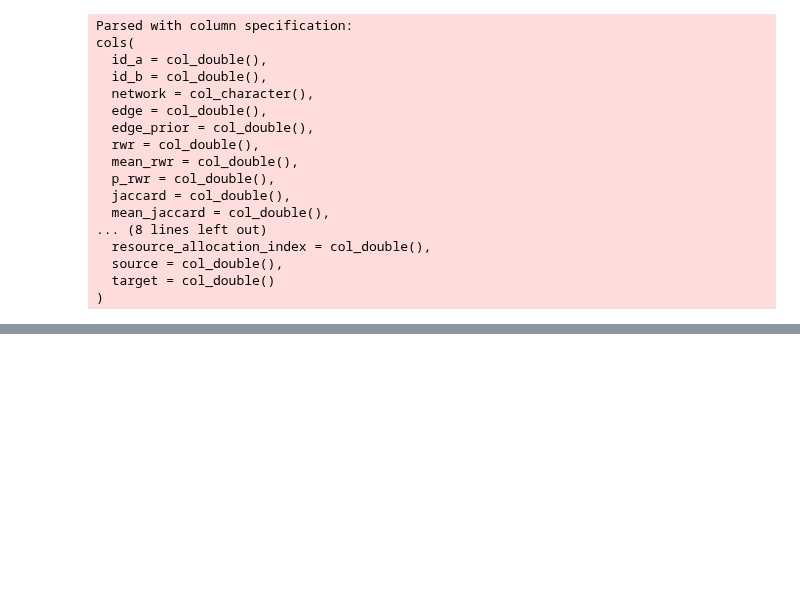
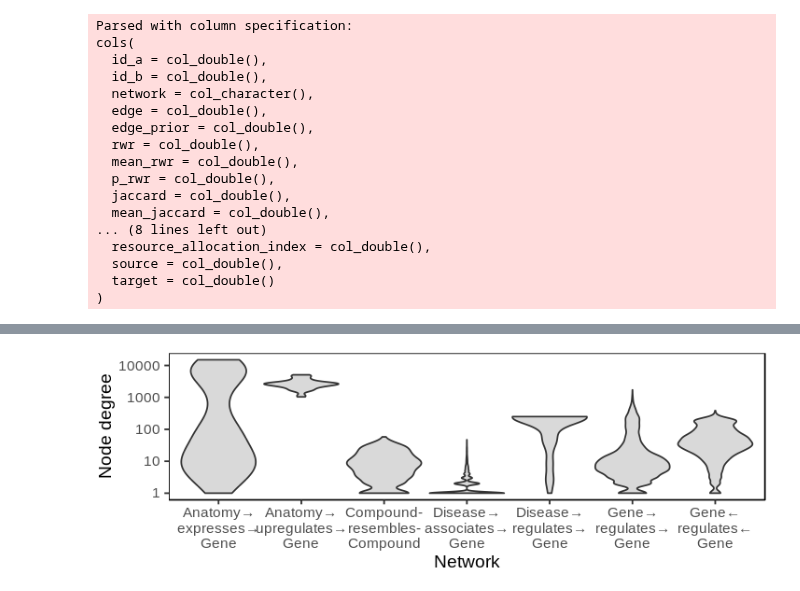
Before and after one commit to greenelab/xswap-analysis, a Jupyter notebook: nb/3.fig1.degree_dist/2.plot_degree_dist.ipynb, the cells around one changed output, grey strips where cells are left out. Saved outputs shown, nothing was run; the diff lists cells and outputs as text; code cells hidden in the pictures; blank space fills up the shorter version.

```diff
--- a/nb/3.fig1.degree_dist/2.plot_degree_dist.ipynb
+++ b/nb/3.fig1.degree_dist/2.plot_degree_dist.ipynb
@@ -432,0 +404,7 @@ Warning message:
+# %%
+options(repr.plot.width=6, repr.plot.height=2)
+
+ggsave('../../img/hetionet_degrees.png', hetionet_degree_plot, width = 6, height = 2, dpi = 400)
+
+hetionet_degree_plot
+# %% [output]
@@ -432,0 +416 @@ Warning message:
+[figure, added]
```
Also changed, not shown: parts of 10 cells of this notebook, 4 other files.
